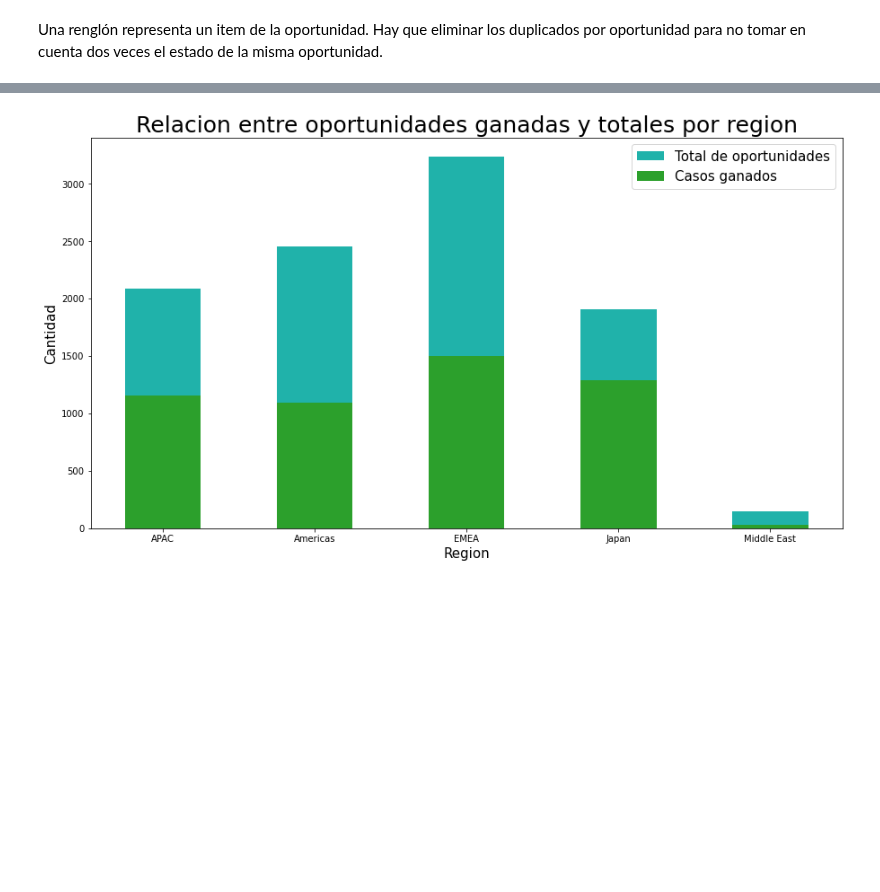
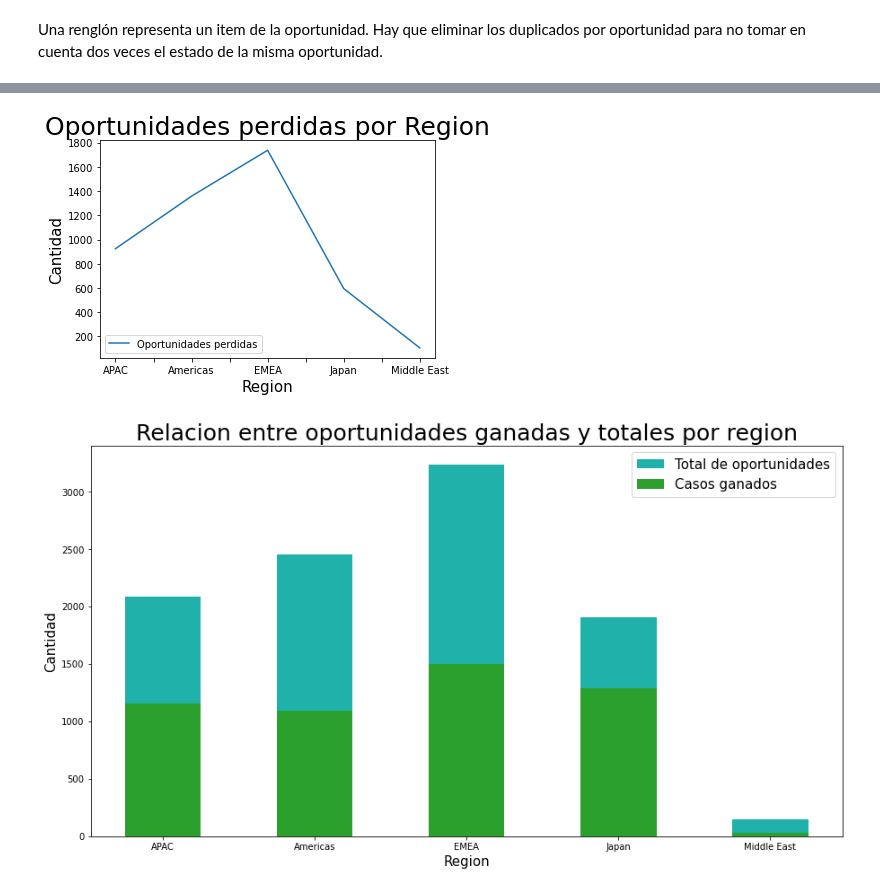
Before and after one commit to FerFabbiano/tp1-OrganizacionDeDatos, a Jupyter notebook: TP1_OrgaDeDatos.ipynb, the cells around one changed output, grey strips where cells are left out. Cells and saved outputs as stored; diff of their text form; code cells hidden in the pictures; blank space fills up the shorter version.

```diff
--- a/TP1_OrgaDeDatos.ipynb
+++ b/TP1_OrgaDeDatos.ipynb
@@ -611,3 +610,14 @@ See the caveats in the documentation: https://pandas.pydata.org/pandas-docs/stab
+# %%
+#Analisis casos perdidos region
+casos_perdidos_segun_region = auxiliar_df.groupby(["Region"]).agg({"Stage_Lost" : ['sum']})
+casos_perdidos_segun_region.columns = ['Oportunidades perdidas']
+casos_perdidos_segun_region = casos_perdidos_segun_region.plot()
+casos_perdidos_segun_region.set_title('Oportunidades perdidas por Region',fontsize=25)
+casos_perdidos_segun_region.set_xlabel("Region",fontsize=15)
+casos_perdidos_segun_region.set_ylabel("Cantidad",fontsize=15)
+plt.savefig("oportunidades_perdidas_regiones.png", bbox_inches='tight')
+# %% [output]
+[figure, added]
 # %%
 #Grafico mejorado
 plt.figure(figsize=(15,8))
```
Also changed, not shown: parts of 18 cells of this notebook, 9 other files.
